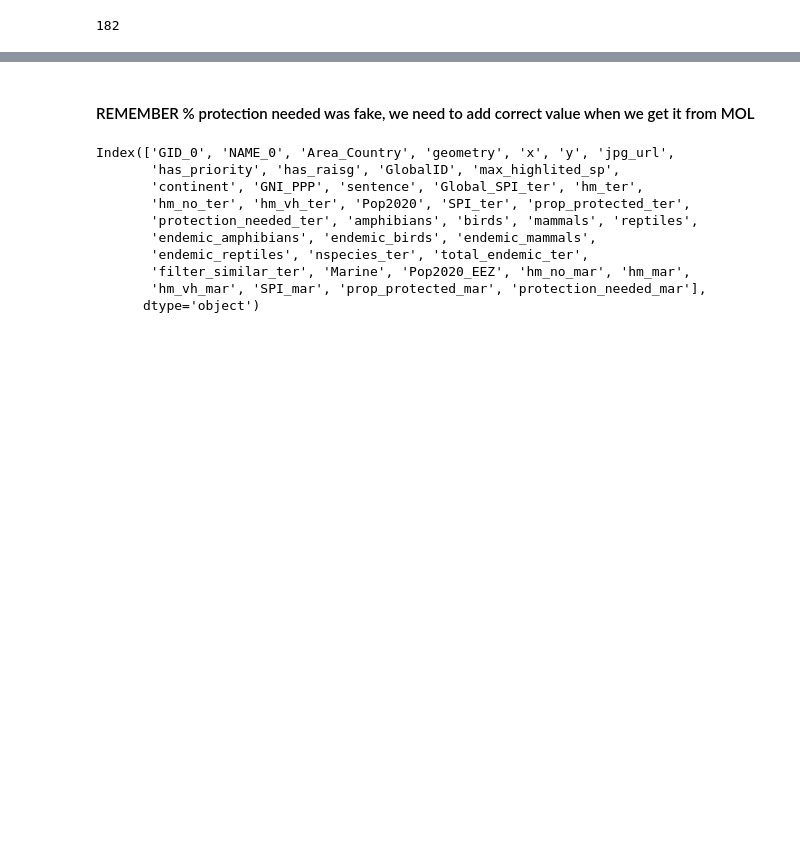
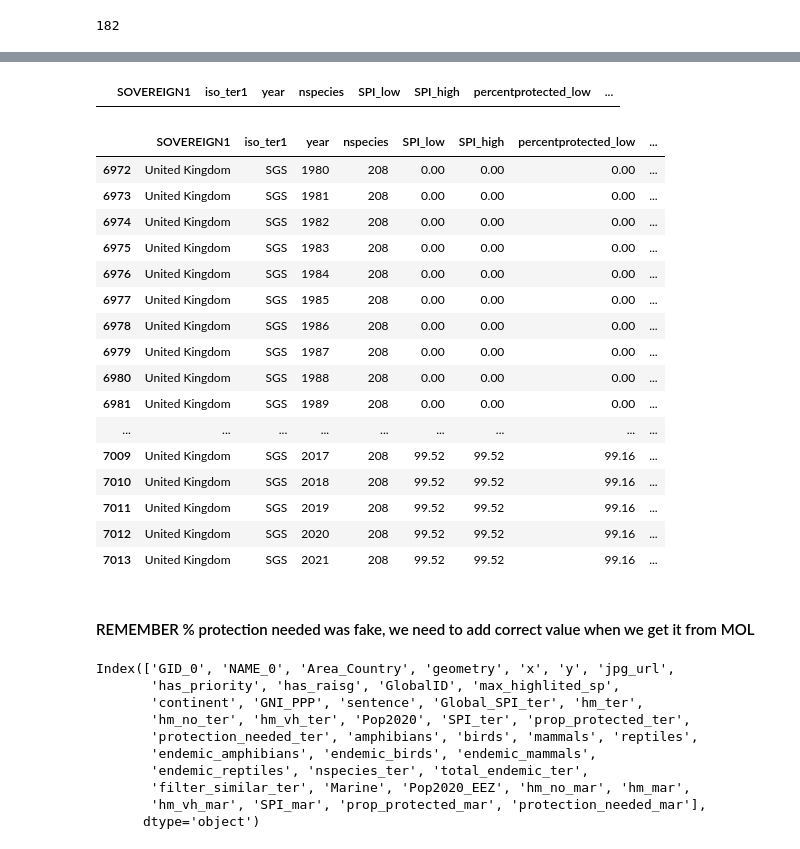
Before and after one commit to Vizzuality/he-scratchfolder, a Jupyter notebook: NRC_Marine.ipynb, the cells around one changed output, grey strips where cells are left out. Saved outputs shown, nothing was run; the diff lists cells and outputs as text; code cells hidden in the pictures; blank space fills up the shorter version.

```diff
--- a/NRC_Marine.ipynb
+++ b/NRC_Marine.ipynb
@@ -335,0 +419,4 @@ See the caveats in the documentation: https://pandas.pydata.org/pandas-docs/stab
+# %%
+spi[spi.iso_ter1=='TMP']
+# %% [output]
+|  | SOVEREIGN1 | iso_ter1 | year | nspecies | SPI_low | SPI_high | percentprotected_low | ... |
@@ -336,3 +427,23 @@ See the caveats in the documentation: https://pandas.pydata.org/pandas-docs/stab
+# %%
+spi[spi['GID_0']=='SGS']
+# %% [output]
+|  | SOVEREIGN1 | iso_ter1 | year | nspecies | SPI_low | SPI_high | percentprotected_low | ... |
+| 6972 | United Kingdom | SGS | 1980 | 208 | 0.00 | 0.00 | 0.00 | ... |
+| 6973 | United Kingdom | SGS | 1981 | 208 | 0.00 | 0.00 | 0.00 | ... |
+| 6974 | United Kingdom | SGS | 1982 | 208 | 0.00 | 0.00 | 0.00 | ... |
+| 6975 | United Kingdom | SGS | 1983 | 208 | 0.00 | 0.00 | 0.00 | ... |
+| 6976 | United Kingdom | SGS | 1984 | 208 | 0.00 | 0.00 | 0.00 | ... |
+| 6977 | United Kingdom | SGS | 1985 | 208 | 0.00 | 0.00 | 0.00 | ... |
+| 6978 | United Kingdom | SGS | 1986 | 208 | 0.00 | 0.00 | 0.00 | ... |
+| 6979 | United Kingdom | SGS | 1987 | 208 | 0.00 | 0.00 | 0.00 | ... |
+| 6980 | United Kingdom | SGS | 1988 | 208 | 0.00 | 0.00 | 0.00 | ... |
+| 6981 | United Kingdom | SGS | 1989 | 208 | 0.00 | 0.00 | 0.00 | ... |
+| ... | ... | ... | ... | ... | ... | ... | ... | ... |
+| 7009 | United Kingdom | SGS | 2017 | 208 | 99.52 | 99.52 | 99.16 | ... |
+| 7010 | United Kingdom | SGS | 2018 | 208 | 99.52 | 99.52 | 99.16 | ... |
+| 7011 | United Kingdom | SGS | 2019 | 208 | 99.52 | 99.52 | 99.16 | ... |
+| 7012 | United Kingdom | SGS | 2020 | 208 | 99.52 | 99.52 | 99.16 | ... |
+| 7013 | United Kingdom | SGS | 2021 | 208 | 99.52 | 99.52 | 99.16 | ... |
 # %% [markdown]
 #### REMEMBER % protection needed was fake, we need to add correct value when we get it from MOL
 # %%
```
Also changed, not shown: parts of 22 cells of this notebook.
